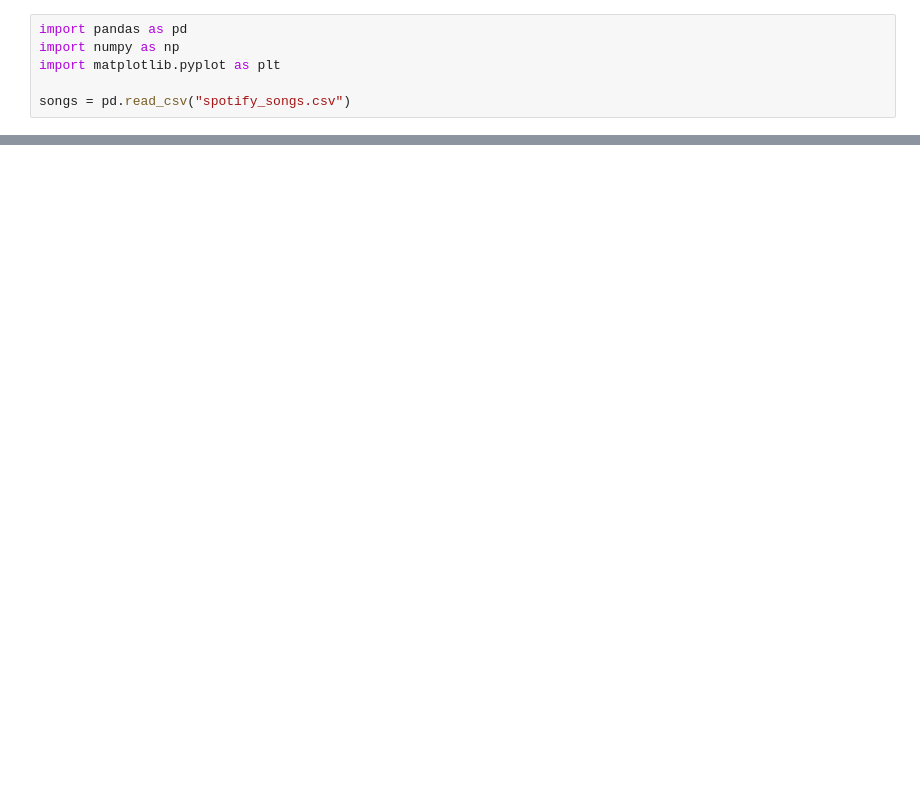
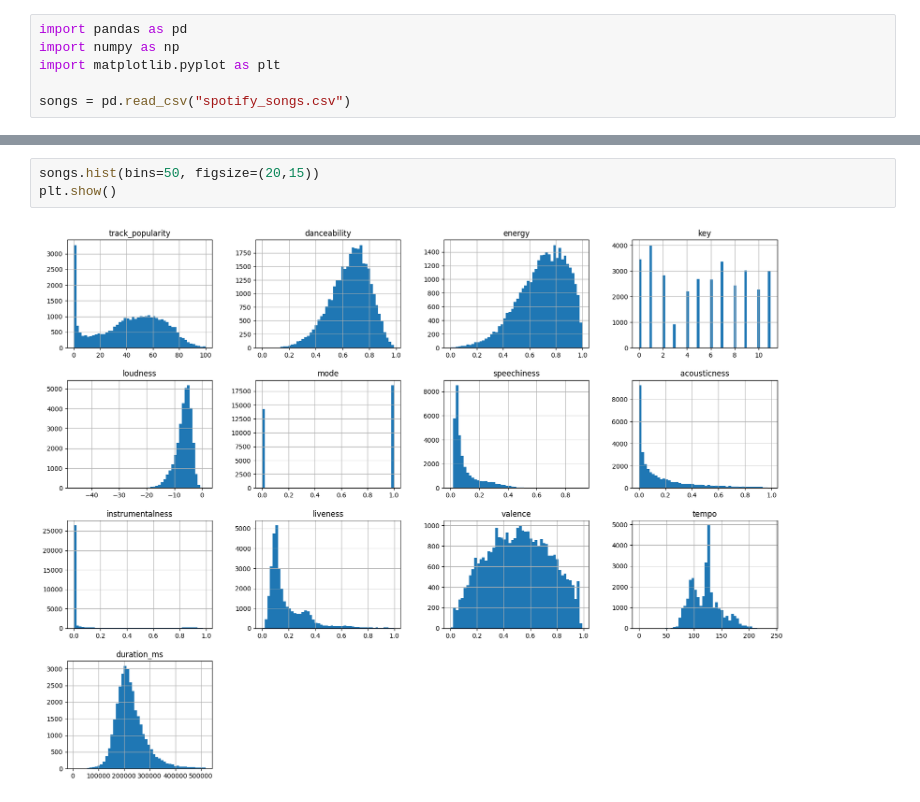
Before and after one commit to wnovak5/ML4VA-music-recommendation, a Jupyter notebook: ML4VA-music-recommendation.ipynb, the cells around one changed output, grey strips where cells are left out. Drawn from its saved outputs; the diff is of its cells as text; blank space fills up the shorter version.

```diff
--- a/ML4VA-music-recommendation.ipynb
+++ b/ML4VA-music-recommendation.ipynb
@@ -29,0 +51,5 @@ songs.shape
+# %%
+songs.hist(bins=50, figsize=(20,15))
+plt.show()
+# %% [output]
+[figure, added]
```
Also changed, not shown: parts of 5 cells of this notebook.
